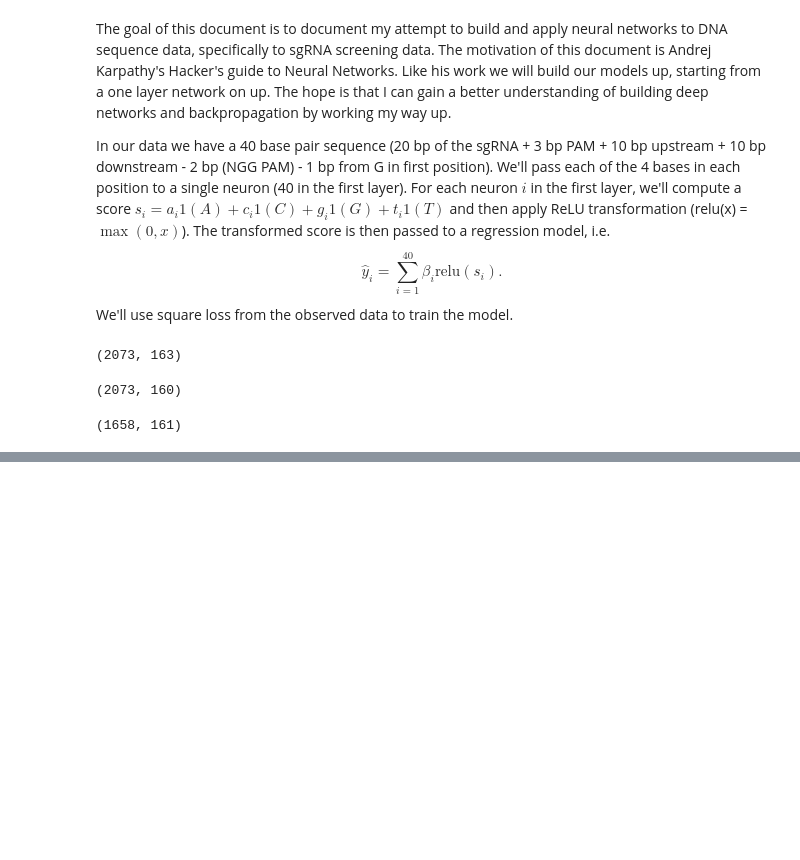
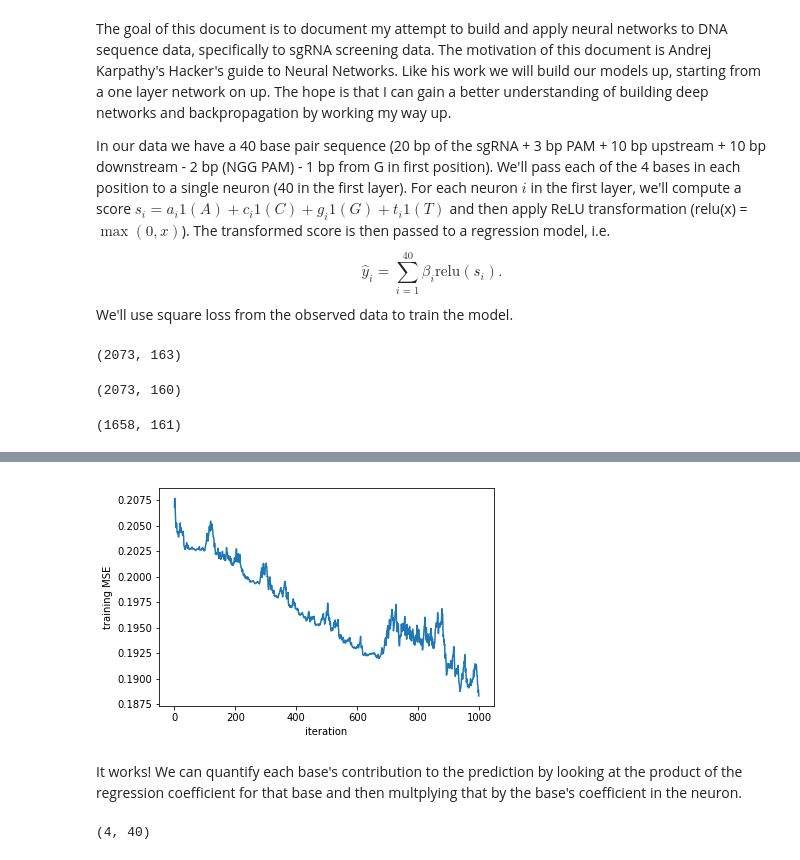
Before and after one commit to timydaley/NeuralNetsFromScratch, a Jupyter notebook: NeuralNetsFromScratchOnSequenceData.ipynb, the cells around one changed output, grey strips where cells are left out. Drawn from its saved outputs; the diff is of its cells as text; code cells hidden in the pictures; blank space fills up the shorter version.

```diff
--- a/NeuralNetsFromScratchOnSequenceData.ipynb
+++ b/NeuralNetsFromScratchOnSequenceData.ipynb
@@ -216,0 +223,17 @@ print(mse_test)
+# %%
+plt.plot(range(len(mse_test)), mse_test)
+plt.xlabel('iteration')
+plt.ylabel('training MSE')
+plt.show()
+# %% [output]
+[figure, added]
+# %% [markdown]
+It works!  We can quantify each base's contribution to the prediction by looking at the product of the regression coefficient for that base and then multplying that by the base's coefficient in the neuron.
+# %%
+base_effects = numpy.zeros((4, 40))
+for b in range(base_effects.shape[0]):
+    for i in range(base_effects.shape[1]):
+        base_effects[b, i] = neurons[i].get_params()[b]*pooled_regression.params[i + 1]
+plt.pcolor(base_effects)
+# %% [output]
+(4, 40)
```
Also changed, not shown: parts of 4 cells of this notebook.
